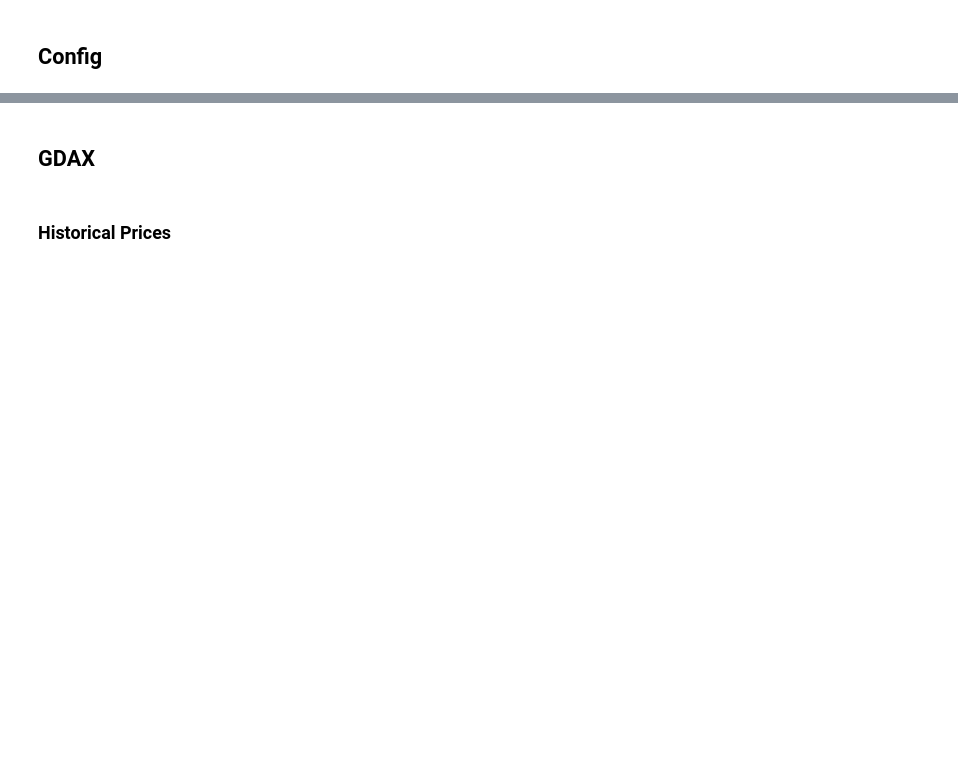
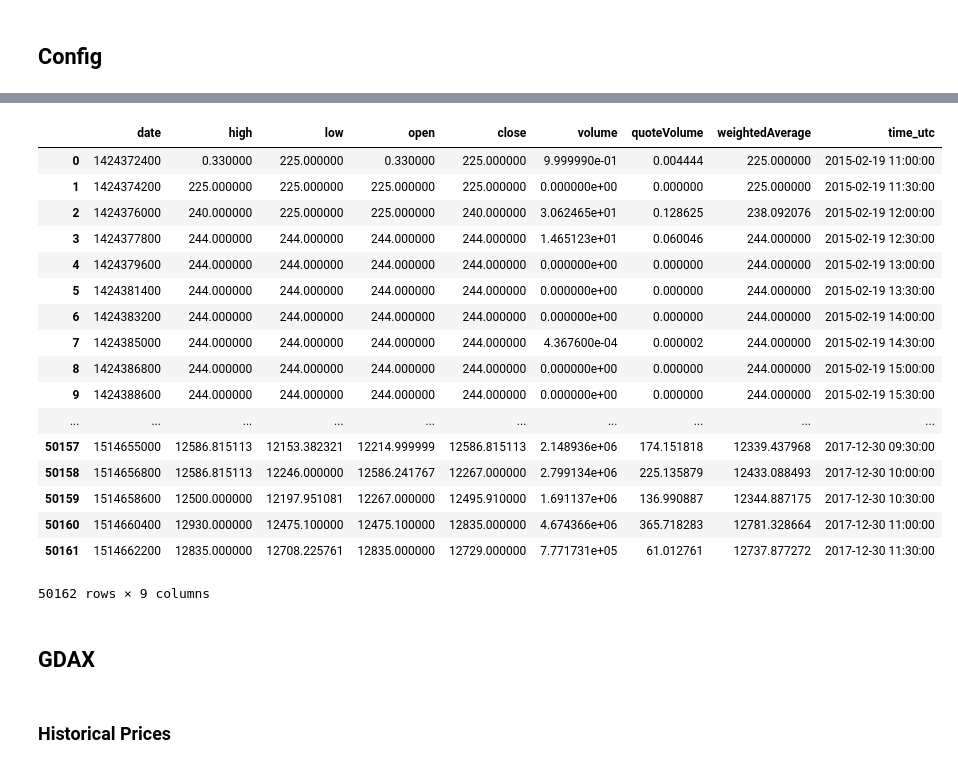
Before and after one commit to bfortuner/punisher, a Jupyter notebook: price-data.ipynb, the cells around one changed output, grey strips where cells are left out. Drawn from its saved outputs; the diff is of its cells as text; code cells hidden in the pictures; blank space fills up the shorter version.

```diff
--- a/price-data.ipynb
+++ b/price-data.ipynb
@@ -9,3 +12,29 @@ import qgrid
+# %%
+df = pd.read_csv('polienix_btc_usd.csv')
+epochsec = [datetime.datetime.fromtimestamp(t) for t in df['date'].values]
+df = df.assign(time_utc = epochsec)
+df.sort_values(by='time_utc', ascending=True, inplace=True)
+# %%
+df
+# %% [output]
+|  | date | high | low | open | close | volume | quoteVolume | weightedAverage | time_utc |
+| 0 | 1424372400 | 0.330000 | 225.000000 | 0.330000 | 225.000000 | 9.999990e-01 | 0.004444 | 225.000000 | 2015-02-19 11:00:00 |
+| 1 | 1424374200 | 225.000000 | 225.000000 | 225.000000 | 225.000000 | 0.000000e+00 | 0.000000 | 225.000000 | 2015-02-19 11:30:00 |
+| 2 | 1424376000 | 240.000000 | 225.000000 | 225.000000 | 240.000000 | 3.062465e+01 | 0.128625 | 238.092076 | 2015-02-19 12:00:00 |
+| 3 | 1424377800 | 244.000000 | 244.000000 | 244.000000 | 244.000000 | 1.465123e+01 | 0.060046 | 244.000000 | 2015-02-19 12:30:00 |
+| 4 | 1424379600 | 244.000000 | 244.000000 | 244.000000 | 244.000000 | 0.000000e+00 | 0.000000 | 244.000000 | 2015-02-19 13:00:00 |
+| 5 | 1424381400 | 244.000000 | 244.000000 | 244.000000 | 244.000000 | 0.000000e+00 | 0.000000 | 244.000000 | 2015-02-19 13:30:00 |
+| 6 | 1424383200 | 244.000000 | 244.000000 | 244.000000 | 244.000000 | 0.000000e+00 | 0.000000 | 244.000000 | 2015-02-19 14:00:00 |
+| 7 | 1424385000 | 244.000000 | 244.000000 | 244.000000 | 244.000000 | 4.367600e-04 | 0.000002 | 244.000000 | 2015-02-19 14:30:00 |
+| 8 | 1424386800 | 244.000000 | 244.000000 | 244.000000 | 244.000000 | 0.000000e+00 | 0.000000 | 244.000000 | 2015-02-19 15:00:00 |
+| 9 | 1424388600 | 244.000000 | 244.000000 | 244.000000 | 244.000000 | 0.000000e+00 | 0.000000 | 244.000000 | 2015-02-19 15:30:00 |
+| ... | ... | ... | ... | ... | ... | ... | ... | ... | ... |
+| 50157 | 1514655000 | 12586.815113 | 12153.382321 | 12214.999999 | 12586.815113 | 2.148936e+06 | 174.151818 | 12339.437968 | 2017-12-30 09:30:00 |
+| 50158 | 1514656800 | 12586.815113 | 12246.000000 | 12586.241767 | 12267.000000 | 2.799134e+06 | 225.135879 | 12433.088493 | 2017-12-30 10:00:00 |
+| 50159 | 1514658600 | 12500.000000 | 12197.951081 | 12267.000000 | 12495.910000 | 1.691137e+06 | 136.990887 | 12344.887175 | 2017-12-30 10:30:00 |
+| 50160 | 1514660400 | 12930.000000 | 12475.100000 | 12475.100000 | 12835.000000 | 4.674366e+06 | 365.718283 | 12781.328664 | 2017-12-30 11:00:00 |
+| 50161 | 1514662200 | 12835.000000 | 12708.225761 | 12835.000000 | 12729.000000 | 7.771731e+05 | 61.012761 | 12737.877272 | 2017-12-30 11:30:00 |
+50162 rows × 9 columns
 # %% [markdown]
 ## GDAX
 # %%
```
Also changed, not shown: parts of 20 cells of this notebook, 3 other files.
